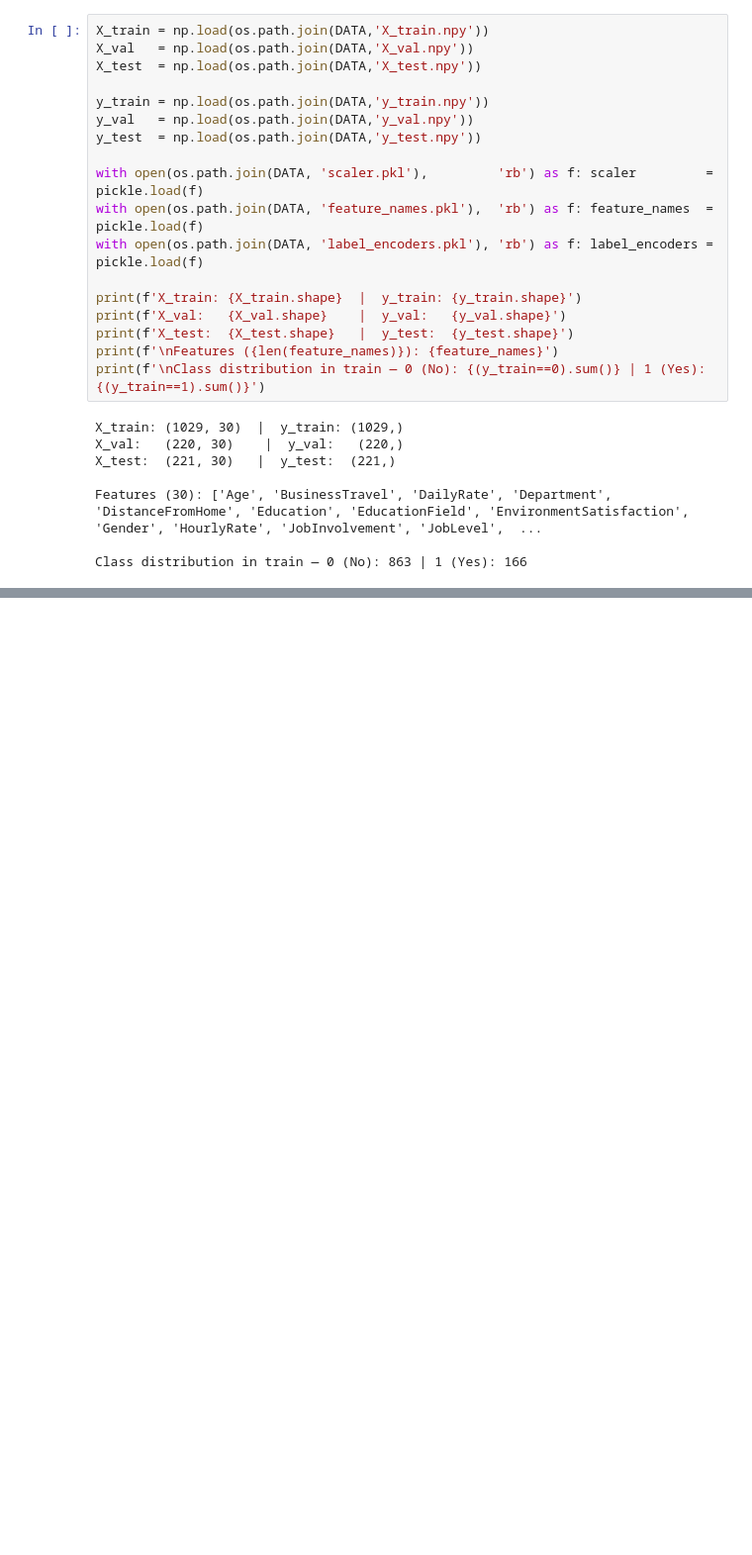
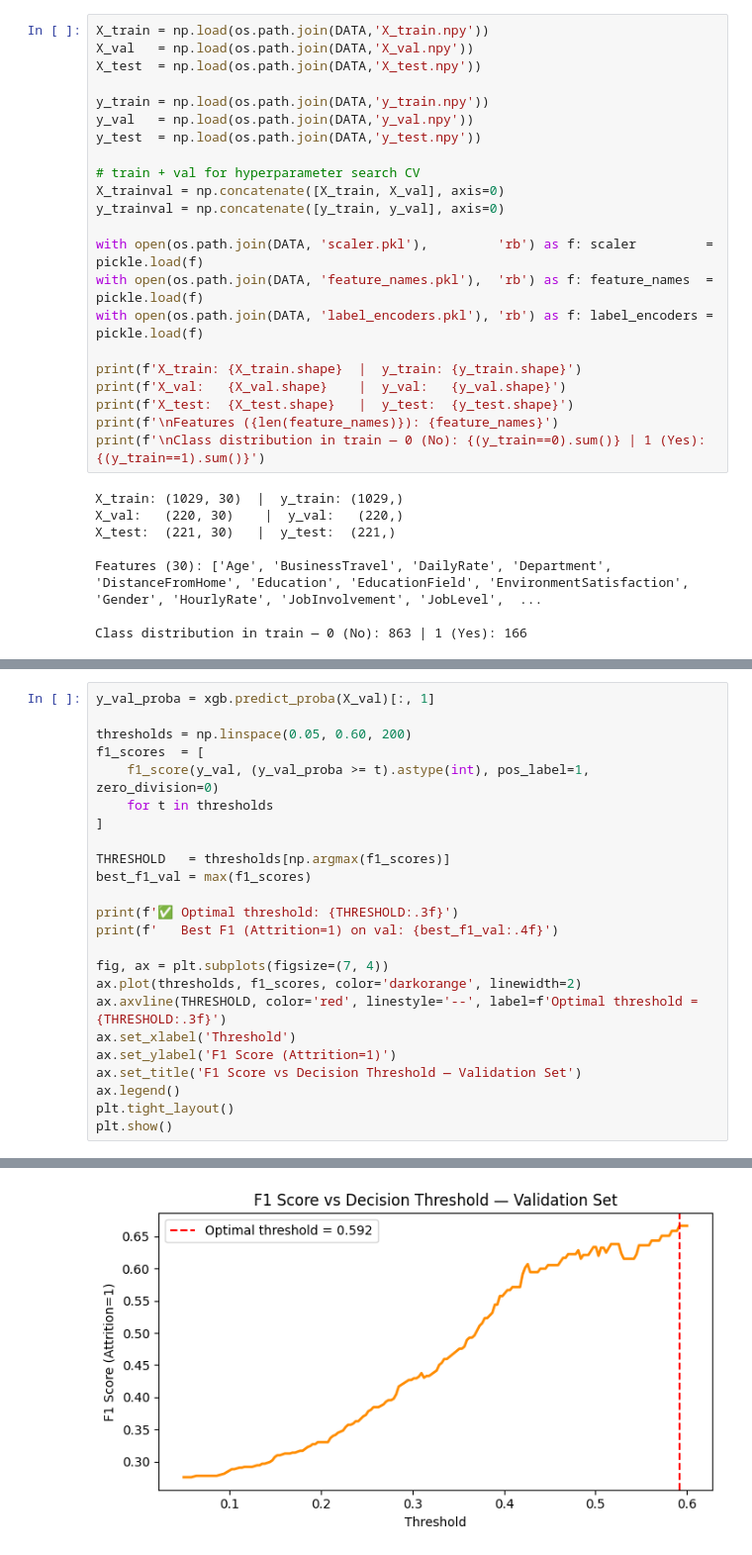
Before and after one commit to francescagrasso02/infoh512-project, a Jupyter notebook: notebooks/2.b. XGboost.ipynb, the cells around one changed output, grey strips where cells are left out. Shown at 99% size. Saved outputs shown, nothing was run; the diff lists cells and outputs as text; blank space fills up the shorter version.

```diff
--- a/notebooks/2.b. XGboost.ipynb
+++ b/notebooks/2.b. XGboost.ipynb
@@ -70,6 +70,10 @@ X_test  = np.load(os.path.join(DATA,'X_test.npy'))
 y_train = np.load(os.path.join(DATA,'y_train.npy'))
 y_val   = np.load(os.path.join(DATA,'y_val.npy'))
 y_test  = np.load(os.path.join(DATA,'y_test.npy'))
+
+# train + val for hyperparameter search CV
+X_trainval = np.concatenate([X_train, X_val], axis=0)
+y_trainval = np.concatenate([y_train, y_val], axis=0)
 
 with open(os.path.join(DATA, 'scaler.pkl'),         'rb') as f: scaler         = pickle.load(f)
 with open(os.path.join(DATA, 'feature_names.pkl'),  'rb') as f: feature_names  = pickle.load(f)
@@ -214,0 +164,25 @@ print('\n📦 All artifacts saved locally.')
+# %%
+y_val_proba = xgb.predict_proba(X_val)[:, 1]
+
+thresholds = np.linspace(0.05, 0.60, 200)
+f1_scores  = [
+    f1_score(y_val, (y_val_proba >= t).astype(int), pos_label=1, zero_division=0)
+    for t in thresholds
+]
+
+THRESHOLD   = thresholds[np.argmax(f1_scores)]
+best_f1_val = max(f1_scores)
+
+print(f'✅ Optimal threshold: {THRESHOLD:.3f}')
+print(f'   Best F1 (Attrition=1) on val: {best_f1_val:.4f}')
+
+fig, ax = plt.subplots(figsize=(7, 4))
+ax.plot(thresholds, f1_scores, color='darkorange', linewidth=2)
+ax.axvline(THRESHOLD, color='red', linestyle='--', label=f'Optimal threshold = {THRESHOLD:.3f}')
+ax.set_xlabel('Threshold')
+ax.set_ylabel('F1 Score (Attrition=1)')
+ax.set_title('F1 Score vs Decision Threshold — Validation Set')
+ax.legend()
+plt.tight_layout()
+plt.show()
+# %% [output]
@@ -214,0 +191 @@ print('\n📦 All artifacts saved locally.')
+[figure, added]
```
Also changed, not shown: parts of 31 cells of this notebook, 3 other files.
